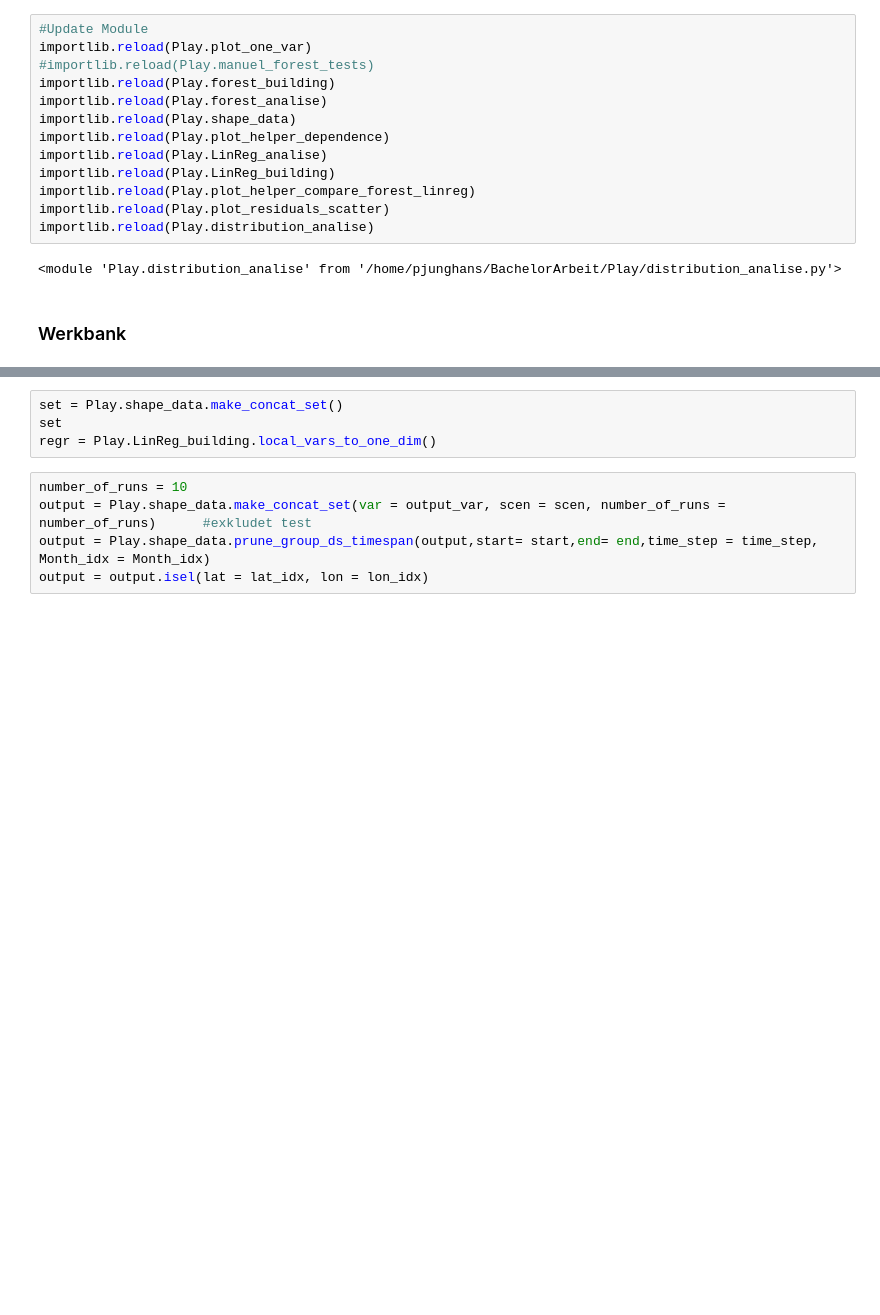
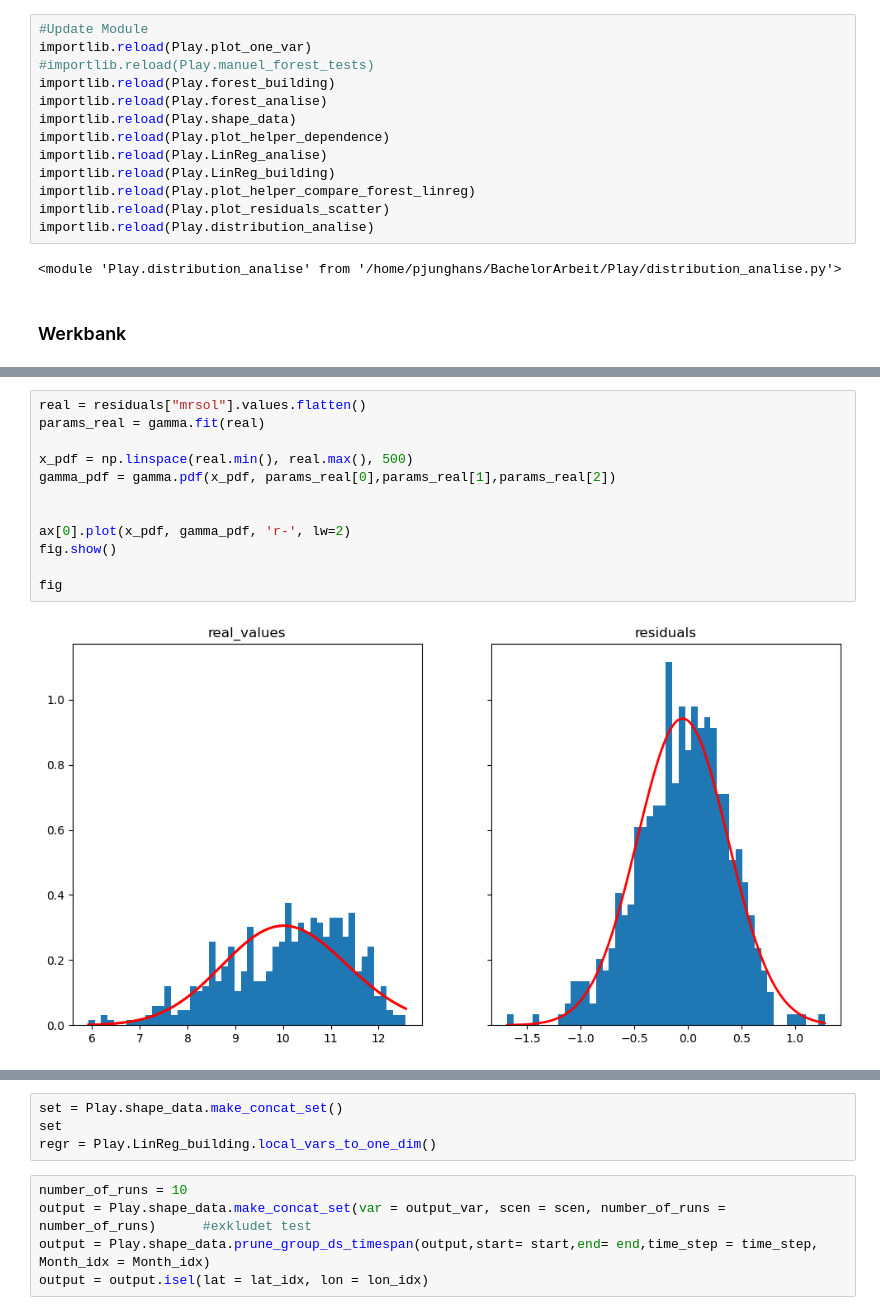
Before and after one commit to pjunghans1234/bachelorarbeit, a Jupyter notebook: Play_forest_regressor.ipynb, the cells around one changed output, grey strips where cells are left out. Drawn from its saved outputs; the diff is of its cells as text; blank space fills up the shorter version.

```diff
--- a/Play_forest_regressor.ipynb
+++ b/Play_forest_regressor.ipynb
@@ -49,0 +257,14 @@ importlib.reload(Play.distribution_analise)
+# %%
+real = residuals["mrsol"].values.flatten()
+params_real = gamma.fit(real)
+
+x_pdf = np.linspace(real.min(), real.max(), 500)
+gamma_pdf = gamma.pdf(x_pdf, params_real[0],params_real[1],params_real[2])
+
+
+ax[0].plot(x_pdf, gamma_pdf, 'r-', lw=2)
+fig.show()
+
+fig
+# %% [output]
+[figure, added]
```
Also changed, not shown: parts of 33 cells of this notebook, 2 other files.
